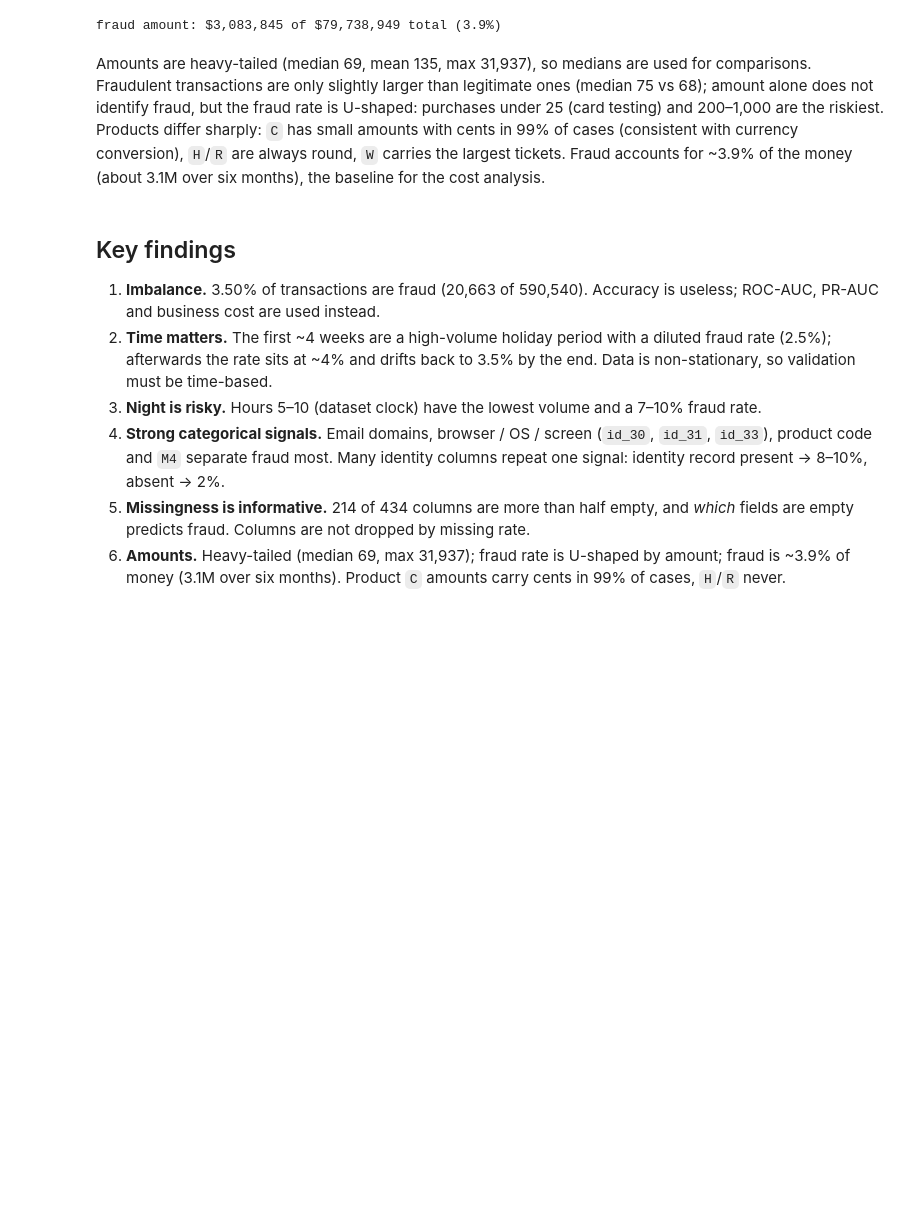
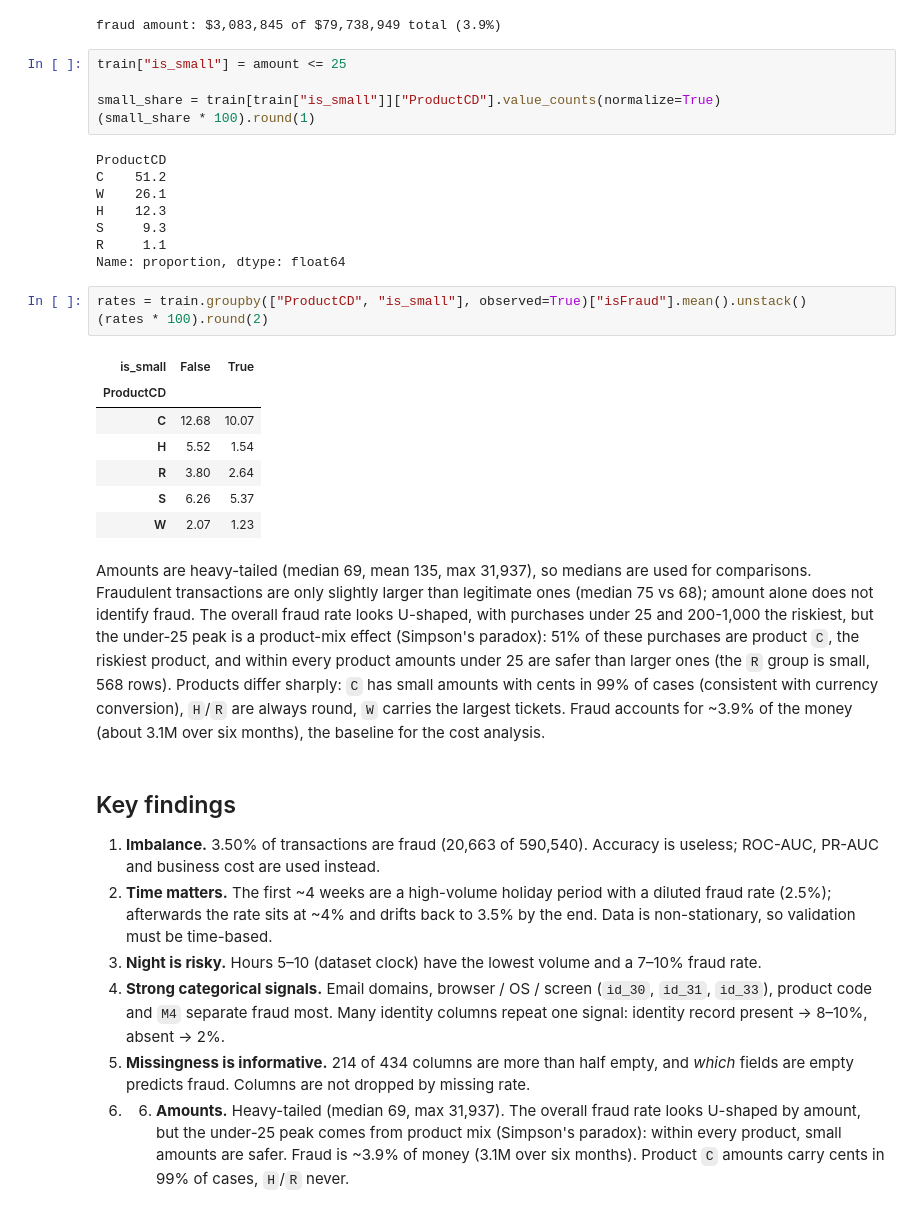
Before and after one commit to KrisTinaShch/fraud-risk-scoring, a Jupyter notebook: notebooks/01_eda.ipynb, the cells around one changed output. Cells and saved outputs as stored; diff of their text form; blank space fills up the shorter version.

Commit message:
Correct under-25 conclusion after checking fraud rate within products

```diff
--- a/notebooks/01_eda.ipynb
+++ b/notebooks/01_eda.ipynb
@@ -423,9 +425,33 @@ money = train.groupby("isFraud")["TransactionAmt"].sum()
 print(f"fraud amount: ${money[1]:,.0f} of ${money.sum():,.0f} total ({money[1] / money.sum():.1%})")
 # %% [output]
 fraud amount: $3,083,845 of $79,738,949 total (3.9%)
+# %%
+train["is_small"] = amount <= 25
+
+small_share = train[train["is_small"]]["ProductCD"].value_counts(normalize=True)
+(small_share * 100).round(1)
+# %% [output]
+ProductCD
+C    51.2
+W    26.1
+H    12.3
+S     9.3
+R     1.1
+Name: proportion, dtype: float64
+# %%
+rates = train.groupby(["ProductCD", "is_small"], observed=True)["isFraud"].mean().unstack()
+(rates * 100).round(2)
+# %% [output]
+| is_small | False | True |
+| ProductCD |  |  |
+| C | 12.68 | 10.07 |
+| H | 5.52 | 1.54 |
+| R | 3.80 | 2.64 |
+| S | 6.26 | 5.37 |
+| W | 2.07 | 1.23 |
 # %% [markdown]
 
-Amounts are heavy-tailed (median 69, mean 135, max 31,937), so medians are used for comparisons. Fraudulent transactions are only slightly larger than legitimate ones (median 75 vs 68); amount alone does not identify fraud, but the fraud rate is U-shaped: purchases under 25 (card testing) and 200–1,000 are the riskiest. Products differ sharply: `C` has small amounts with cents in 99% of cases (consistent with currency conversion), `H`/`R` are always round, `W` carries the largest tickets. Fraud accounts for ~3.9% of the money (about 3.1M over six months), the baseline for the cost analysis.
+Amounts are heavy-tailed (median 69, mean 135, max 31,937), so medians are used for comparisons. Fraudulent transactions are only slightly larger than legitimate ones (median 75 vs 68); amount alone does not identify fraud. The overall fraud rate looks U-shaped, with purchases under 25 and 200-1,000 the riskiest, but the under-25 peak is a product-mix effect (Simpson's paradox): 51% of these purchases are product `C`, the riskiest product, and within every product amounts under 25 are safer than larger ones (the `R` group is small, 568 rows). Products differ sharply: `C` has small amounts with cents in 99% of cases (consistent with currency conversion), `H`/`R` are always round, `W` carries the largest tickets. Fraud accounts for ~3.9% of the money (about 3.1M over six months), the baseline for the cost analysis.
 # %% [markdown]
 ## Key findings
 
@@ -440,5 +466,6 @@ Amounts are heavy-tailed (median 69, mean 135, max 31,937), so medians are used
    absent → 2%.
 5. **Missingness is informative.** 214 of 434 columns are more than half empty, and *which* fields are empty
    predicts fraud. Columns are not dropped by missing rate.
-6. **Amounts.** Heavy-tailed (median 69, max 31,937); fraud rate is U-shaped by amount; fraud is ~3.9% of
-   money (3.1M over six months). Product `C` amounts carry cents in 99% of cases, `H`/`R` never.
+6. 6. **Amounts.** Heavy-tailed (median 69, max 31,937). The overall fraud rate looks U-shaped by amount, but the
+   under-25 peak comes from product mix (Simpson's paradox): within every product, small amounts are safer.
+   Fraud is ~3.9% of money (3.1M over six months). Product `C` amounts carry cents in 99% of cases, `H`/`R` never.
```
Also changed, not shown: parts of 2 cells of this notebook.
